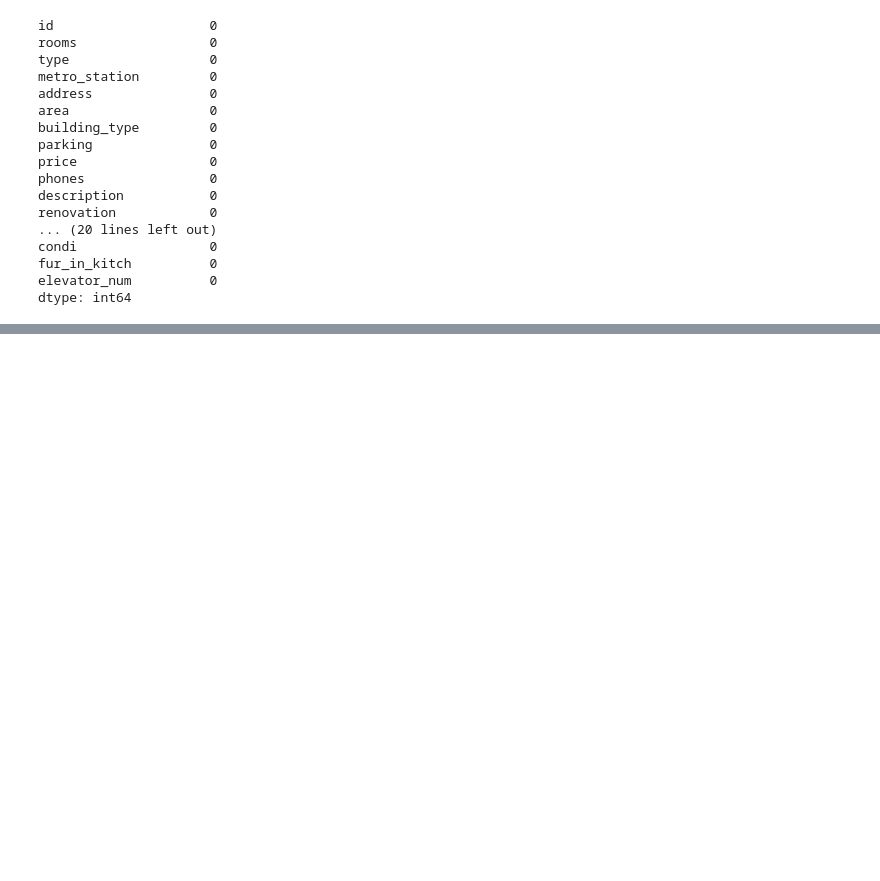
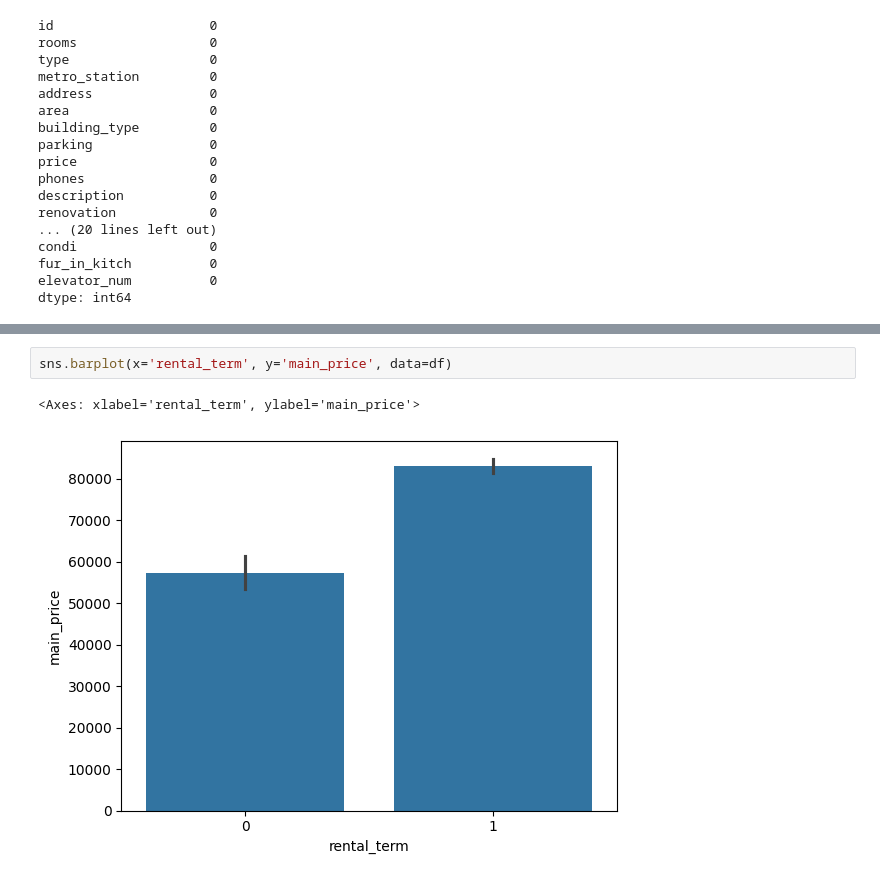
Before and after one commit to stan-tsu/rent-real-estate, a Jupyter notebook: notebooks/Dinara_draws_ver2.ipynb, the cells around one changed output, grey strips where cells are left out. Saved outputs shown, nothing was run; the diff lists cells and outputs as text; blank space fills up the shorter version.

```diff
--- a/notebooks/Dinara_draws_ver2.ipynb
+++ b/notebooks/Dinara_draws_ver2.ipynb
@@ -287,0 +327,5 @@ memory usage: 6.4+ MB
+# %%
+sns.barplot(x='rental_term', y='main_price', data=df)
+# %% [output]
+<Axes: xlabel='rental_term', ylabel='main_price'>
+[figure, added]
```
Also changed, not shown: parts of 17 cells of this notebook, 2 other files.
